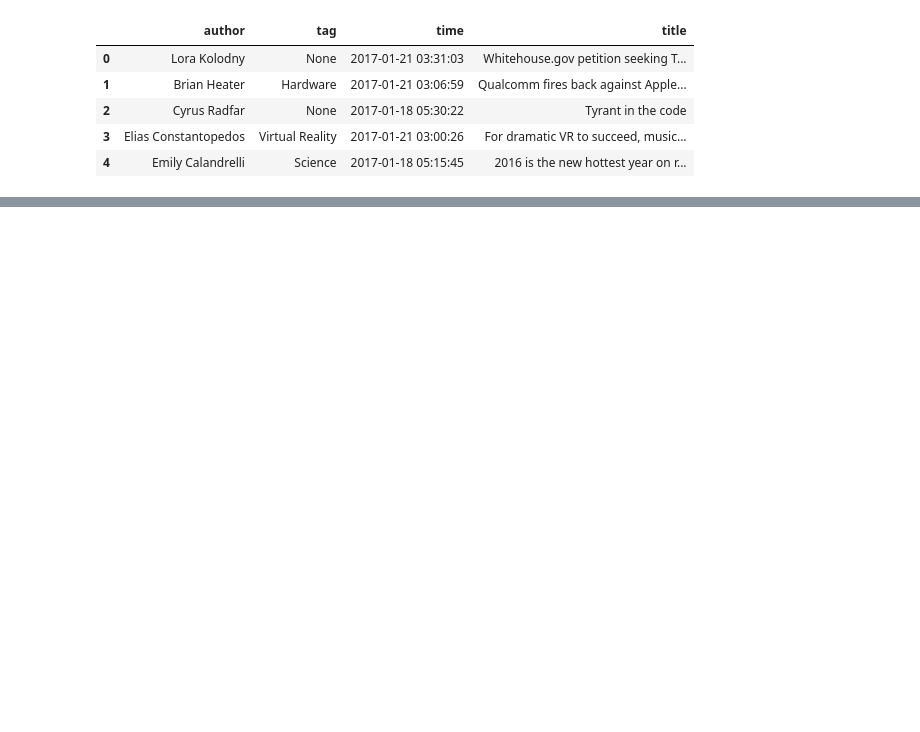
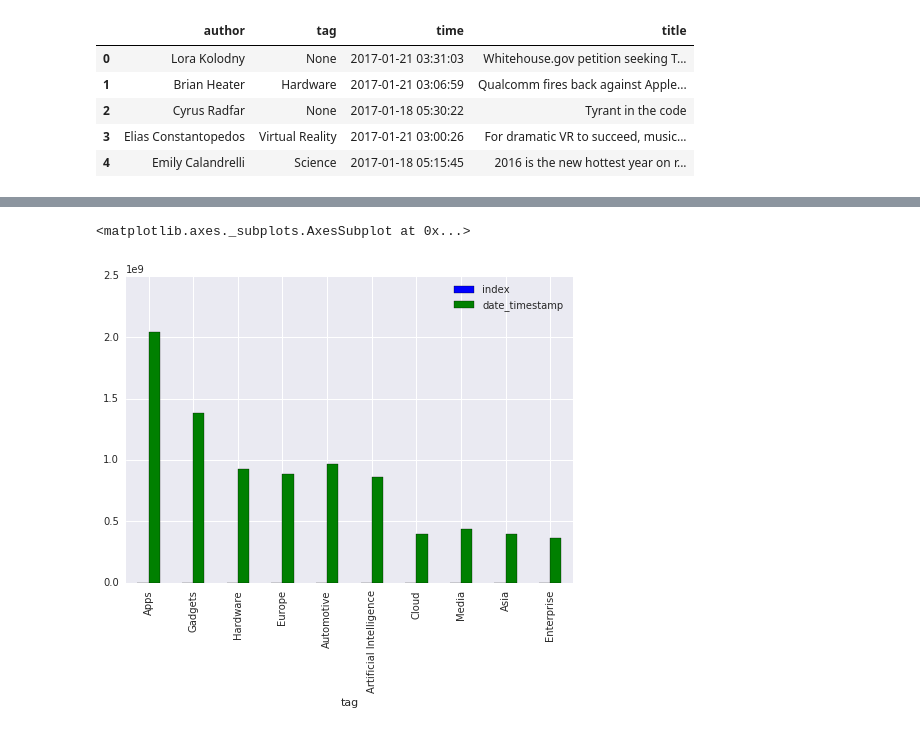
Before and after one commit to andriipetruk/techcrunch_dataset, a Jupyter notebook: news_analytics.ipynb, the cells around one changed output, grey strips where cells are left out. Saved outputs shown, nothing was run; the diff lists cells and outputs as text; code cells hidden in the pictures; blank space fills up the shorter version.

```diff
--- a/news_analytics.ipynb
+++ b/news_analytics.ipynb
@@ -42,0 +82,7 @@ df.plot()
+# %%
+data_tag = df.groupby('tag').sum()
+data_tag = data_tag.sort_values('index', ascending=False)
+data_tag.head(10).plot(kind='bar')
+# %% [output]
+<matplotlib.axes._subplots.AxesSubplot at 0x...>
+[figure, added]
```
Also changed, not shown: parts of 16 cells of this notebook, 7 other files.
